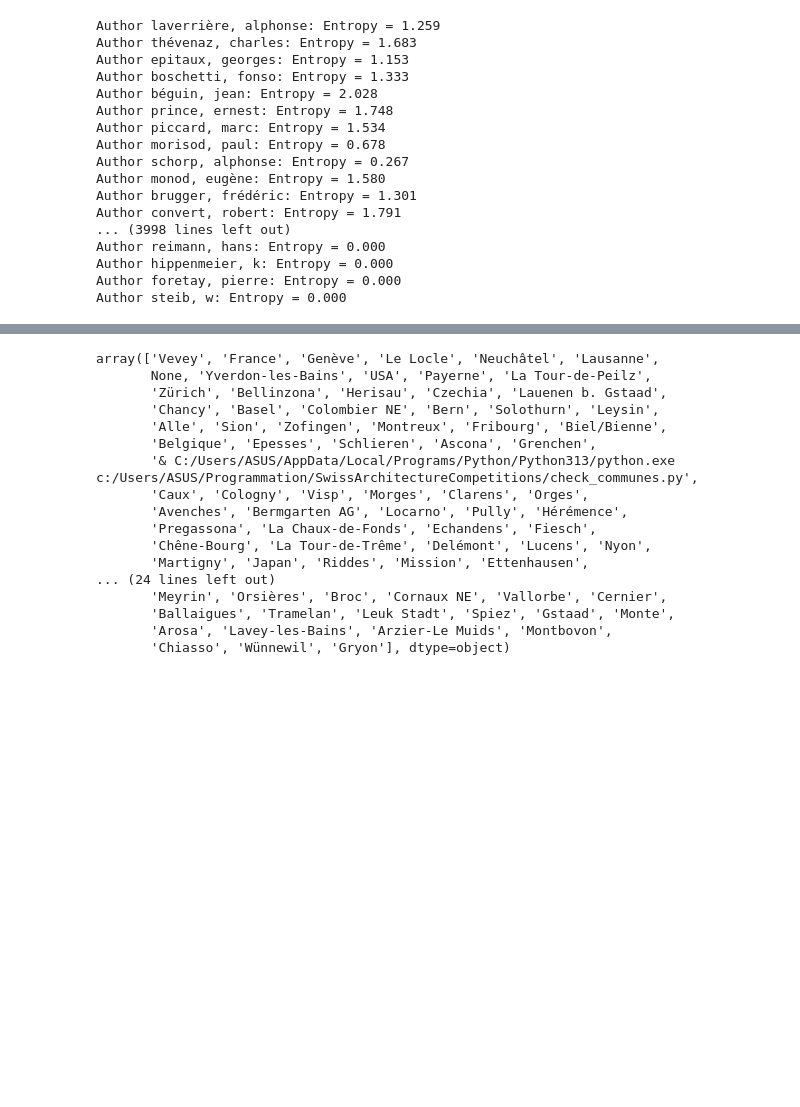
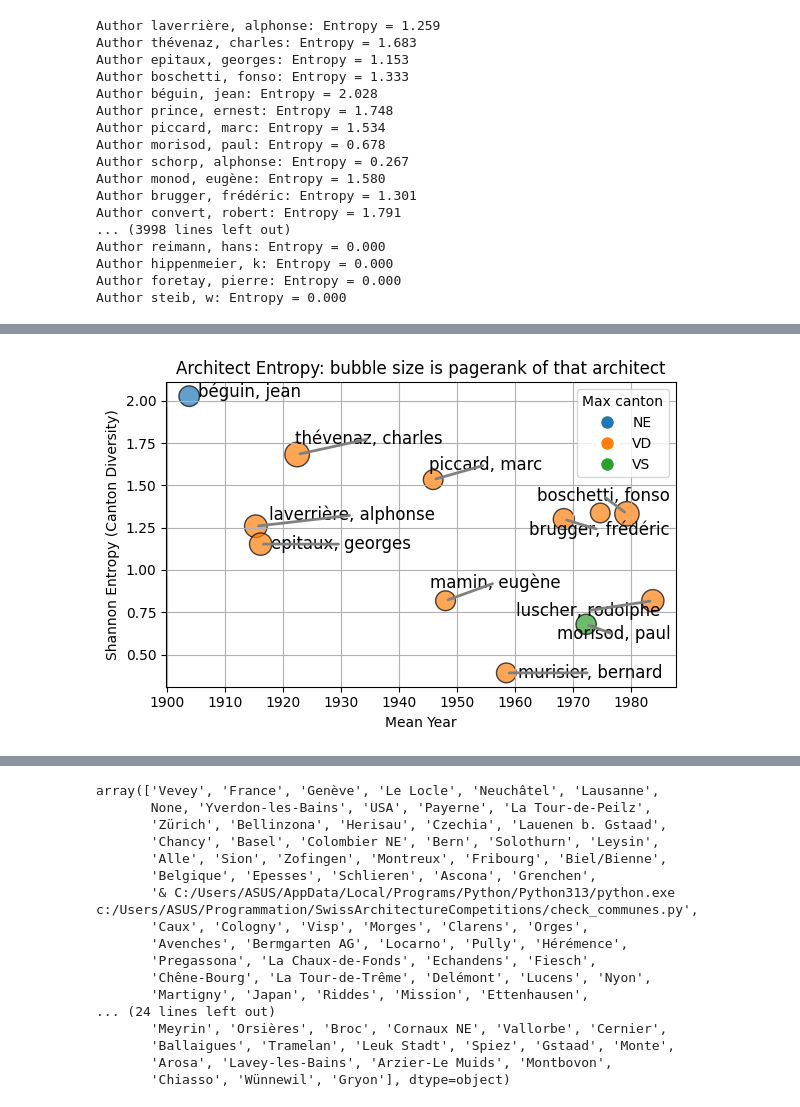
Before and after one commit to ccpfoye/SwissArchitectureCompetitions, a Jupyter notebook: networks_stats.ipynb, the cells around one changed output, grey strips where cells are left out. Saved outputs shown, nothing was run; the diff lists cells and outputs as text; code cells hidden in the pictures; blank space fills up the shorter version.

```diff
--- a/networks_stats.ipynb
+++ b/networks_stats.ipynb
@@ -167,0 +204,5 @@ plot_entropy_vs_birth(authors_list)
+# %%
+# First execute the cells further down that create the pagerank_dict before executing this cell
+plot_entropy_vs_birth(authors_list, pdffilename="architect_canton_entropy_pagerank.pdf", pagerank_dict=pagerank_dict)
+# %% [output]
+[figure, added]
```
Also changed, not shown: parts of 20 cells of this notebook, 1 other file.
